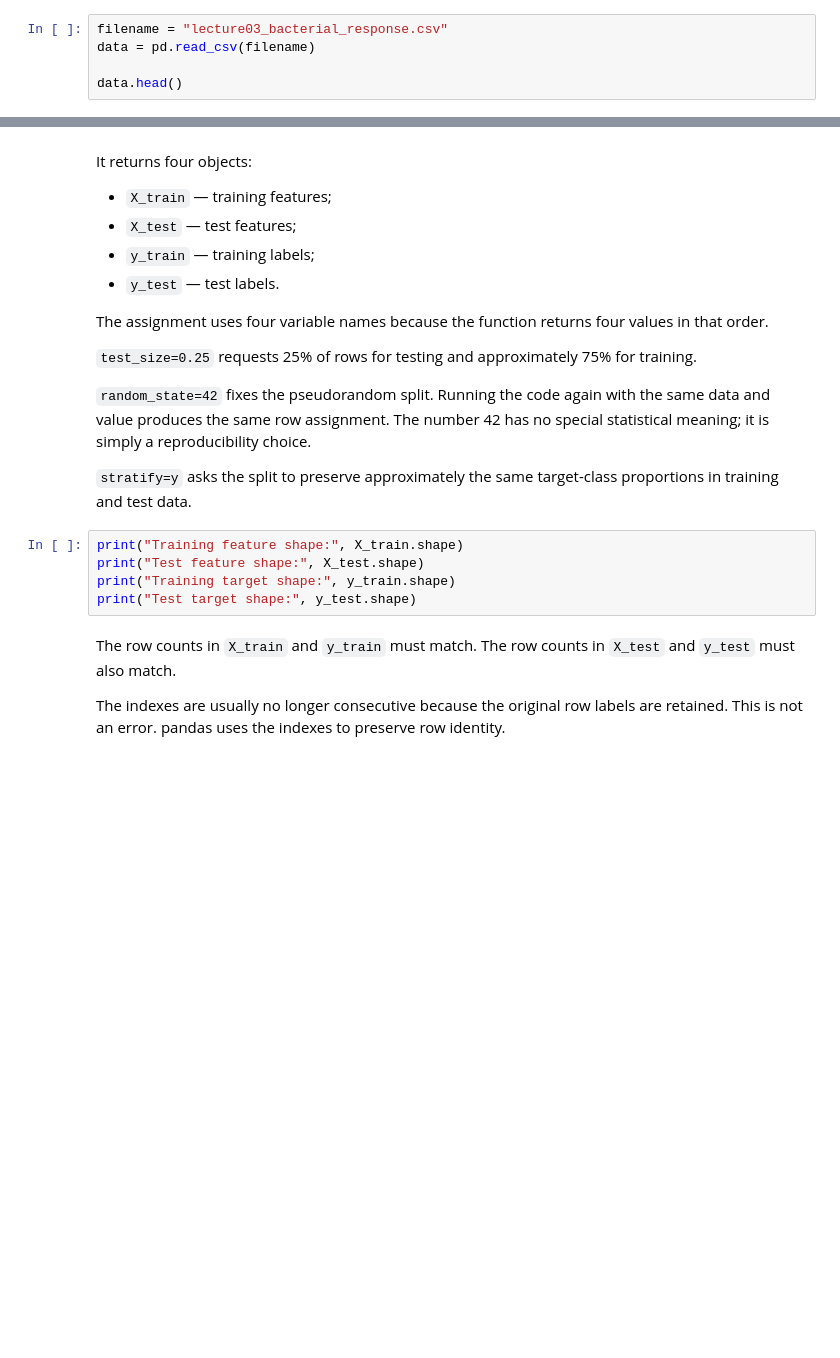
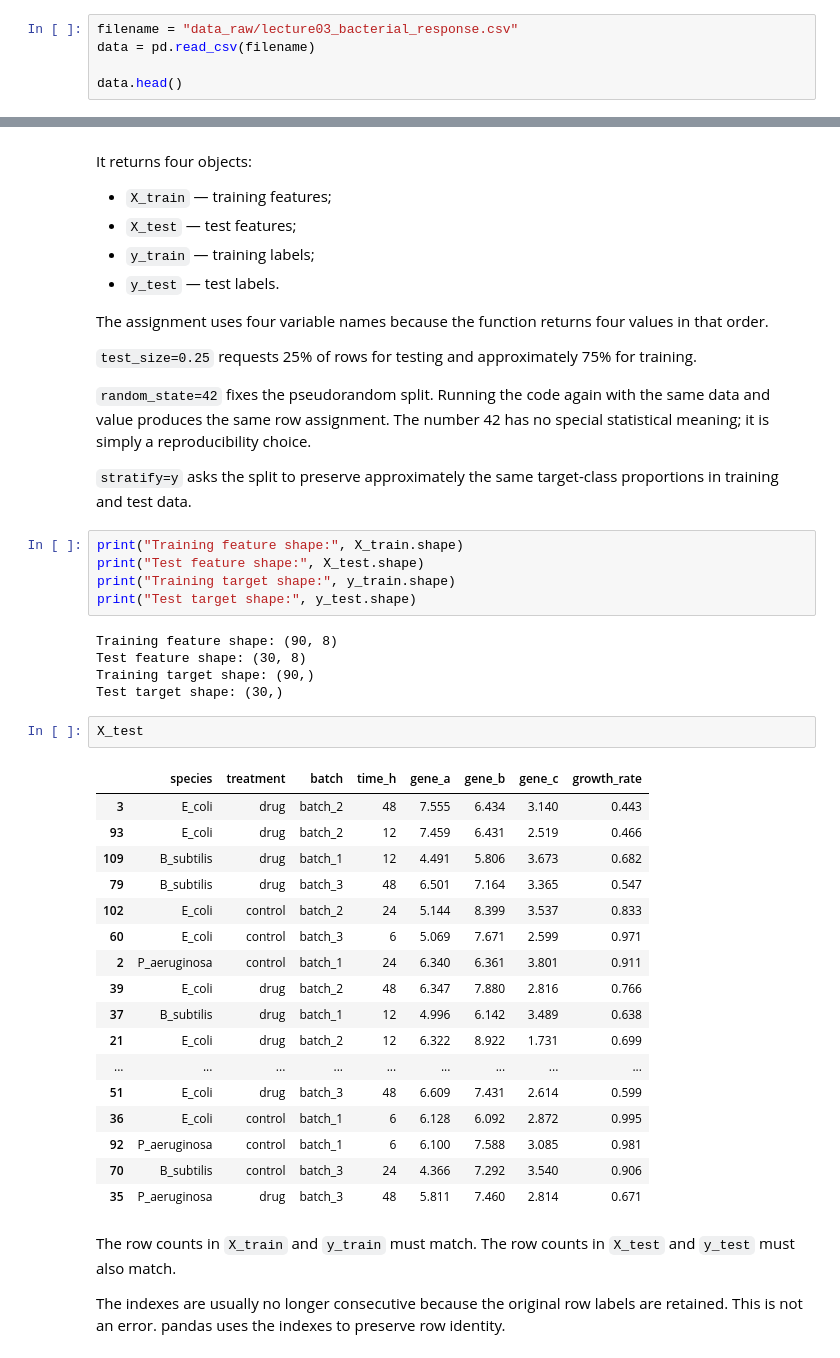
Before and after one commit to clabe-wekesa/BioinfoClassRoom, a Jupyter notebook: SBI812/Lecture_3.ipynb, the cells around one changed output, grey strips where cells are left out. Drawn from its saved outputs; the diff is of its cells as text; blank space fills up the shorter version.

Commit message:
added lectures

```diff
--- a/SBI812/Lecture_3.ipynb
+++ b/SBI812/Lecture_3.ipynb
@@ -110,7 +110,7 @@ Importing a model does not fit it. Each imported name only makes a tool availabl
 # %% [markdown]
 # Part 2 — Load and inspect the dataset
 # %%
-filename = "lecture03_bacterial_response.csv"
+filename = "data_raw/lecture03_bacterial_response.csv"
 data = pd.read_csv(filename)
 
 data.head()
@@ -317,6 +372,31 @@ print("Training feature shape:", X_train.shape)
 print("Test feature shape:", X_test.shape)
 print("Training target shape:", y_train.shape)
 print("Test target shape:", y_test.shape)
+# %% [output]
+Training feature shape: (90, 8)
+Test feature shape: (30, 8)
+Training target shape: (90,)
+Test target shape: (30,)
+# %%
+X_test
+# %% [output]
+|  | species | treatment | batch | time_h | gene_a | gene_b | gene_c | growth_rate |
+| 3 | E_coli | drug | batch_2 | 48 | 7.555 | 6.434 | 3.140 | 0.443 |
+| 93 | E_coli | drug | batch_2 | 12 | 7.459 | 6.431 | 2.519 | 0.466 |
+| 109 | B_subtilis | drug | batch_1 | 12 | 4.491 | 5.806 | 3.673 | 0.682 |
+| 79 | B_subtilis | drug | batch_3 | 48 | 6.501 | 7.164 | 3.365 | 0.547 |
+| 102 | E_coli | control | batch_2 | 24 | 5.144 | 8.399 | 3.537 | 0.833 |
+| 60 | E_coli | control | batch_3 | 6 | 5.069 | 7.671 | 2.599 | 0.971 |
+| 2 | P_aeruginosa | control | batch_1 | 24 | 6.340 | 6.361 | 3.801 | 0.911 |
+| 39 | E_coli | drug | batch_2 | 48 | 6.347 | 7.880 | 2.816 | 0.766 |
+| 37 | B_subtilis | drug | batch_1 | 12 | 4.996 | 6.142 | 3.489 | 0.638 |
+| 21 | E_coli | drug | batch_2 | 12 | 6.322 | 8.922 | 1.731 | 0.699 |
+| ... | ... | ... | ... | ... | ... | ... | ... | ... |
+| 51 | E_coli | drug | batch_3 | 48 | 6.609 | 7.431 | 2.614 | 0.599 |
+| 36 | E_coli | control | batch_1 | 6 | 6.128 | 6.092 | 2.872 | 0.995 |
+| 92 | P_aeruginosa | control | batch_1 | 6 | 6.100 | 7.588 | 3.085 | 0.981 |
+| 70 | B_subtilis | control | batch_3 | 24 | 4.366 | 7.292 | 3.540 | 0.906 |
+| 35 | P_aeruginosa | drug | batch_3 | 48 | 5.811 | 7.460 | 2.814 | 0.671 |
 # %% [markdown]
 The row counts in `X_train` and `y_train` must match. The row counts in `X_test` and `y_test` must also match.
 
```
Also changed, not shown: parts of 31 cells of this notebook, 13 other files.
